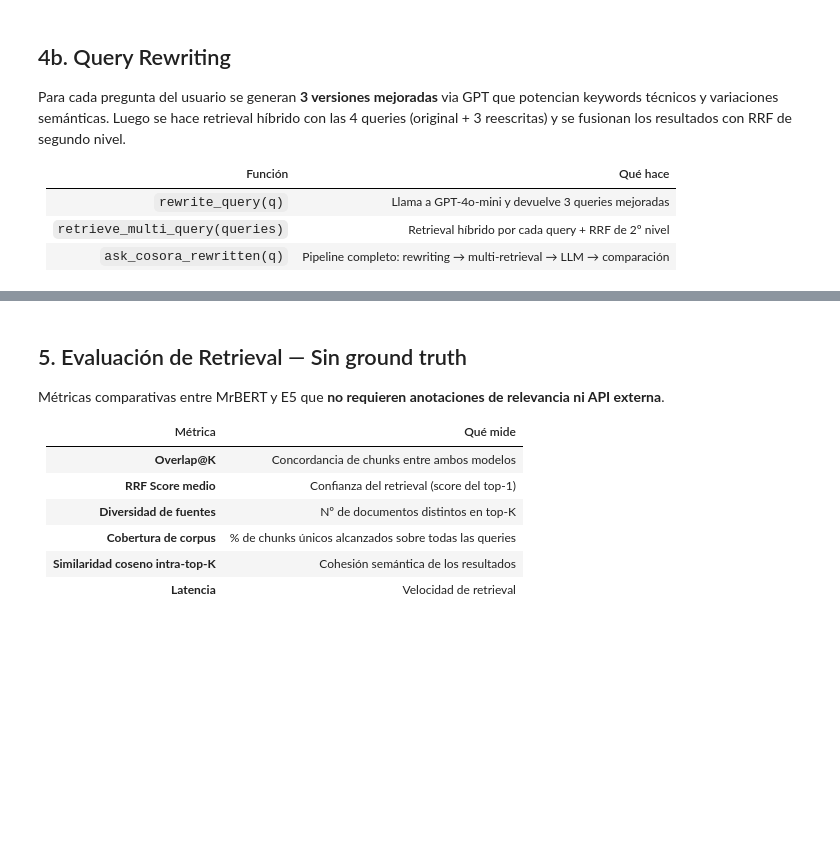
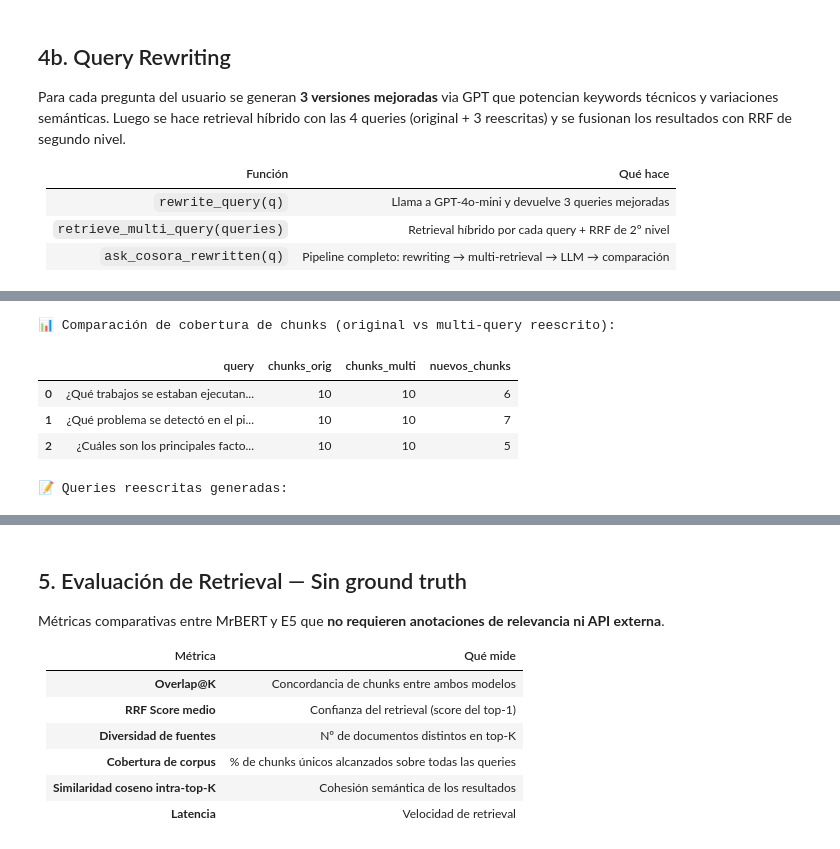
Before and after one commit to jpalmagarro/RAG-UPCSchool-Project, a Jupyter notebook: notebooks/experiments/query_pipeline_with_query_mod.ipynb, the cells around one changed output, grey strips where cells are left out. Drawn from its saved outputs; the diff is of its cells as text; code cells hidden in the pictures; blank space fills up the shorter version.

```diff
--- a/notebooks/experiments/query_pipeline_with_query_mod.ipynb
+++ b/notebooks/experiments/query_pipeline_with_query_mod.ipynb
@@ -543,31 +556,41 @@ AttributeError: module 'http.client' has no attribute 'chat'
 # %%
 # Comparación batch: muestra side-by-side para varias preguntas
 COMPARE_QUERIES = [
-    "¿Qué se decidió sobre el talud?",
-    "¿Cuál es el estado del camino provisional?",
-    "¿Qué incidencias AR-29 aparecen?",
+    # Q1 (easy) — avance_obra
+    "¿Qué trabajos se estaban ejecutando en la semana del 29 de enero de 2026?",
+    # Q5 (medium) — incidencias
+    "¿Qué problema se detectó en el pilar P07 durante la revisión de la estructura metálica?",
+    # Q20 (hard) — multi_documento
+    "¿Cuáles son los principales factores externos que han impactado el avance de la obra a lo largo del proyecto?",
 ]
 
 import pandas as pd
 
 rows = []
 for q in COMPARE_QUERIES:
     r = ask_cosora_rewritten(q, n_rewrites=3, verbose=False)
     orig_ids  = {c["meta"]["chunk_id"] for c in r["original_chunks"]}
     multi_ids = {c["meta"]["chunk_id"] for c in r["multi_chunks"]}
     rows.append({
         "query": q,
         "chunks_orig":  len(orig_ids),
         "chunks_multi": len(multi_ids),
         "nuevos_chunks": len(multi_ids - orig_ids),
         "rewritten_1":  r["rewritten_queries"][0] if r["rewritten_queries"] else "",
         "rewritten_2":  r["rewritten_queries"][1] if len(r["rewritten_queries"]) > 1 else "",
         "rewritten_3":  r["rewritten_queries"][2] if len(r["rewritten_queries"]) > 2 else "",
     })
 
 df_compare = pd.DataFrame(rows)
 print("📊 Comparación de cobertura de chunks (original vs multi-query reescrito):")
 display(df_compare[["query", "chunks_orig", "chunks_multi", "nuevos_chunks"]])
 
 print("📝 Queries reescritas generadas:")
 display(df_compare[["query", "rewritten_1", "rewritten_2", "rewritten_3"]])
+# %% [output]
+📊 Comparación de cobertura de chunks (original vs multi-query reescrito):
+|  | query | chunks_orig | chunks_multi | nuevos_chunks |
+| 0 | ¿Qué trabajos se estaban ejecutan... | 10 | 10 | 6 |
+| 1 | ¿Qué problema se detectó en el pi... | 10 | 10 | 7 |
+| 2 | ¿Cuáles son los principales facto... | 10 | 10 | 5 |
+📝 Queries reescritas generadas:
```
Also changed, not shown: parts of 7 cells of this notebook.
